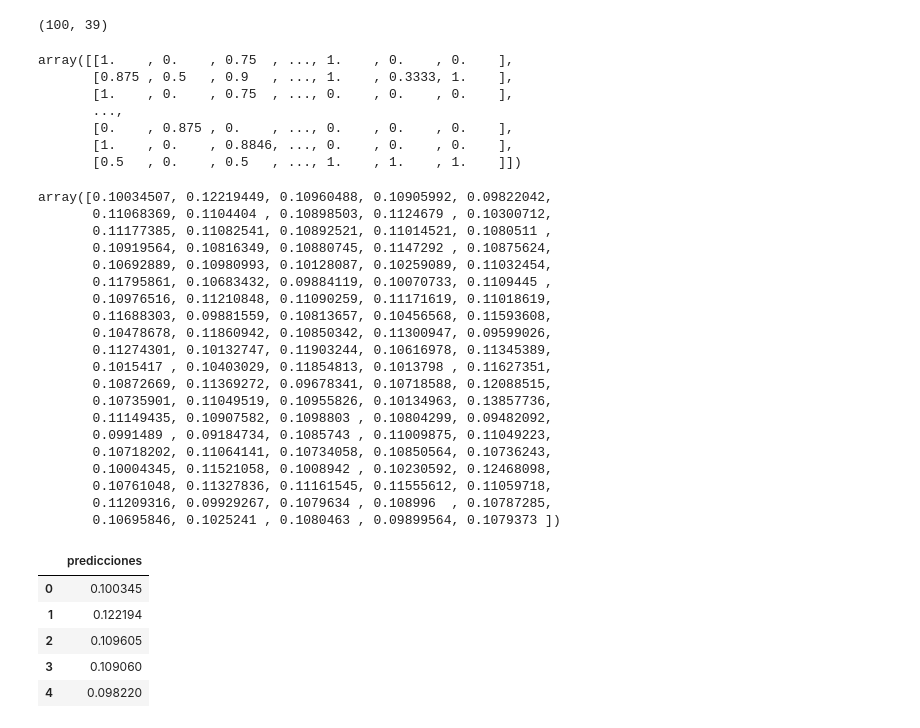
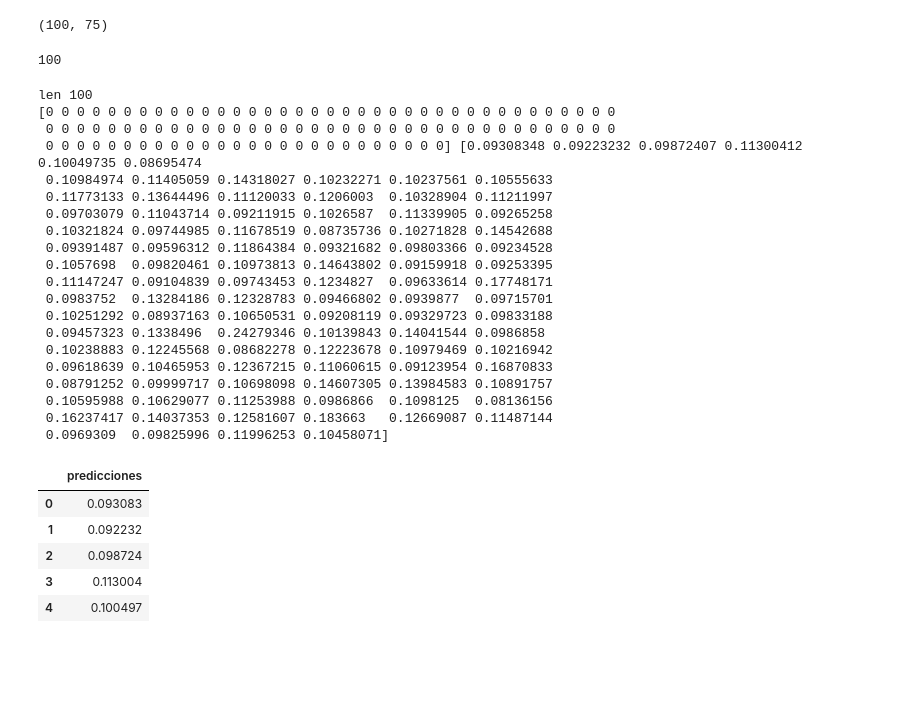
Before and after one commit to Escannor/Baubap-Hackathon, a Jupyter notebook: notebooks/test.ipynb, the cells around one changed output. Cells and saved outputs as stored; diff of their text form; code cells hidden in the pictures; blank space fills up the shorter version.

```diff
--- a/notebooks/test.ipynb
+++ b/notebooks/test.ipynb
@@ -10,5 +30,6 @@ feature_list = joblib.load('../models/list_of_features.joblib')
 # %%
 # Cargar los datos
-df = pd.read_csv('../data/cap_data_validation1.csv')
+df = pd.read_csv('../data/data_validation3.csv')
 df.shape
+display(df)
 # %% [output]
@@ -15,0 +49,9 @@ df.shape
+# %%
+# Work with non-numeric features
+X_objects_features = df.select_dtypes(include=['object'])
+
+X_encoded = pd.get_dummies(X_objects_features)
+display(X_encoded.head())
+
+df = pd.concat([df.select_dtypes(exclude='object'), X_encoded], axis=1)
+display(df.head())
@@ -18,7 +75,7 @@ df.shape
 df = df[feature_list]
 df.shape
 # %% [output]
-(100, 39)
+(100, 75)
 # %%
 from sklearn.impute import SimpleImputer
 
@@ -32,49 +89,43 @@ df = pd.DataFrame(imputer.fit_transform(df), columns=df.columns)
 # print(X)
 # %%
 X = df.values
-X
+len(X)
 # %% [output]
-array([[1.    , 0.    , 0.75  , ..., 1.    , 0.    , 0.    ],
-       [0.875 , 0.5   , 0.9   , ..., 1.    , 0.3333, 1.    ],
-       [1.    , 0.    , 0.75  , ..., 0.    , 0.    , 0.    ],
-       ...,
-       [0.    , 0.875 , 0.    , ..., 0.    , 0.    , 0.    ],
-       [1.    , 0.    , 0.8846, ..., 0.    , 0.    , 0.    ],
-       [0.5   , 0.    , 0.5   , ..., 1.    , 1.    , 1.    ]])
+100
 # %%
 results = loaded_model.predict_proba(X)
 print('len', len(loaded_model.predict(X)))
 
 print(loaded_model.predict(X), results[:,1])
 # %% [output]
-array([0.10034507, 0.12219449, 0.10960488, 0.10905992, 0.09822042,
-       0.11068369, 0.1104404 , 0.10898503, 0.1124679 , 0.10300712,
-       0.11177385, 0.11082541, 0.10892521, 0.11014521, 0.1080511 ,
-       0.10919564, 0.10816349, 0.10880745, 0.1147292 , 0.10875624,
-       0.10692889, 0.10980993, 0.10128087, 0.10259089, 0.11032454,
-       0.11795861, 0.10683432, 0.09884119, 0.10070733, 0.1109445 ,
-       0.10976516, 0.11210848, 0.11090259, 0.11171619, 0.11018619,
-       0.11688303, 0.09881559, 0.10813657, 0.10456568, 0.11593608,
-       0.10478678, 0.11860942, 0.10850342, 0.11300947, 0.09599026,
-       0.11274301, 0.10132747, 0.11903244, 0.10616978, 0.11345389,
-       0.1015417 , 0.10403029, 0.11854813, 0.1013798 , 0.11627351,
-       0.10872669, 0.11369272, 0.09678341, 0.10718588, 0.12088515,
-       0.10735901, 0.11049519, 0.10955826, 0.10134963, 0.13857736,
-       0.11149435, 0.10907582, 0.1098803 , 0.10804299, 0.09482092,
-       0.0991489 , 0.09184734, 0.1085743 , 0.11009875, 0.11049223,
-       0.10718202, 0.11064141, 0.10734058, 0.10850564, 0.10736243,
-       0.10004345, 0.11521058, 0.1008942 , 0.10230592, 0.12468098,
-       0.10761048, 0.11327836, 0.11161545, 0.11555612, 0.11059718,
-       0.11209316, 0.09929267, 0.1079634 , 0.108996  , 0.10787285,
-       0.10695846, 0.1025241 , 0.1080463 , 0.09899564, 0.1079373 ])
+len 100
+[0 0 0 0 0 0 0 0 0 0 0 0 0 0 0 0 0 0 0 0 0 0 0 0 0 0 0 0 0 0 0 0 0 0 0 0 0
+ 0 0 0 0 0 0 0 0 0 0 0 0 0 0 0 0 0 0 0 0 0 0 0 0 0 0 0 0 0 0 0 0 0 0 0 0 0
+ 0 0 0 0 0 0 0 0 0 0 0 0 0 0 0 0 0 0 0 0 0 0 0 0 0 0] [0.09308348 0.09223232 0.09872407 0.11300412 0.10049735 0.08695474
+ 0.10984974 0.11405059 0.14318027 0.10232271 0.10237561 0.10555633
+ 0.11773133 0.13644496 0.11120033 0.1206003  0.10328904 0.11211997
+ 0.09703079 0.11043714 0.09211915 0.1026587  0.11339905 0.09265258
+ 0.10321824 0.09744985 0.11678519 0.08735736 0.10271828 0.14542688
+ 0.09391487 0.09596312 0.11864384 0.09321682 0.09803366 0.09234528
+ 0.1057698  0.09820461 0.10973813 0.14643802 0.09159918 0.09253395
+ 0.11147247 0.09104839 0.09743453 0.1234827  0.09633614 0.17748171
+ 0.0983752  0.13284186 0.12328783 0.09466802 0.0939877  0.09715701
+ 0.10251292 0.08937163 0.10650531 0.09208119 0.09329723 0.09833188
+ 0.09457323 0.1338496  0.24279346 0.10139843 0.14041544 0.0986858
+ 0.10238883 0.12245568 0.08682278 0.12223678 0.10979469 0.10216942
+ 0.09618639 0.10465953 0.12367215 0.11060615 0.09123954 0.16870833
+ 0.08791252 0.09999717 0.10698098 0.14607305 0.13984583 0.10891757
+ 0.10595988 0.10629077 0.11253988 0.0986866  0.1098125  0.08136156
+ 0.16237417 0.14037353 0.12581607 0.183663   0.12669087 0.11487144
+ 0.0969309  0.09825996 0.11996253 0.10458071]
 # %%
 df_results = pd.DataFrame(results[:,1], columns=['predicciones'])
 display(df_results.head())
-df_results.to_parquet('../results/results1.parquet')
+df_results.to_parquet(f'../results/checkpoint{"3"}_{"jojos"}.parquet')
 # %% [output]
 |  | predicciones |
-| 0 | 0.100345 |
-| 1 | 0.122194 |
-| 2 | 0.109605 |
-| 3 | 0.109060 |
-| 4 | 0.098220 |
+| 0 | 0.093083 |
+| 1 | 0.092232 |
+| 2 | 0.098724 |
+| 3 | 0.113004 |
+| 4 | 0.100497 |
```
Also changed, not shown: parts of 3 cells of this notebook, 3 other files.
